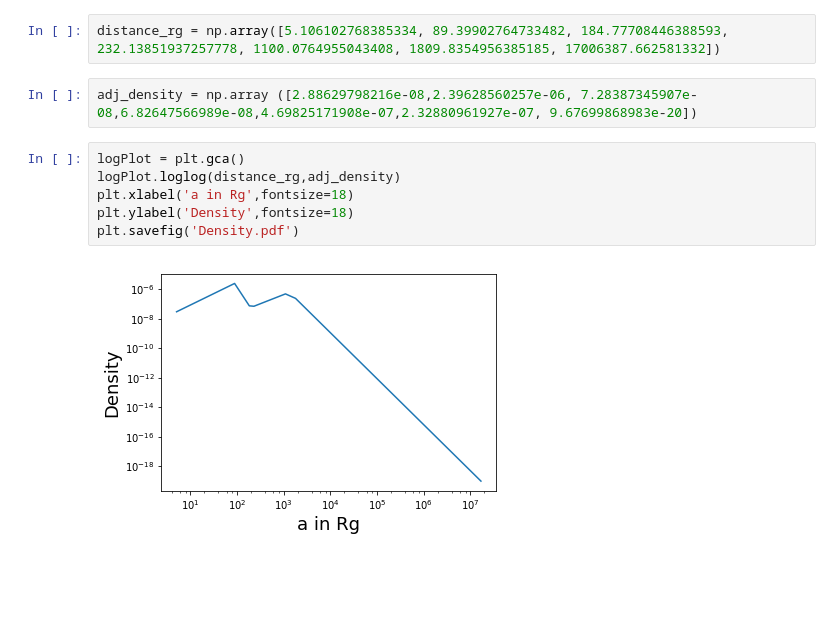
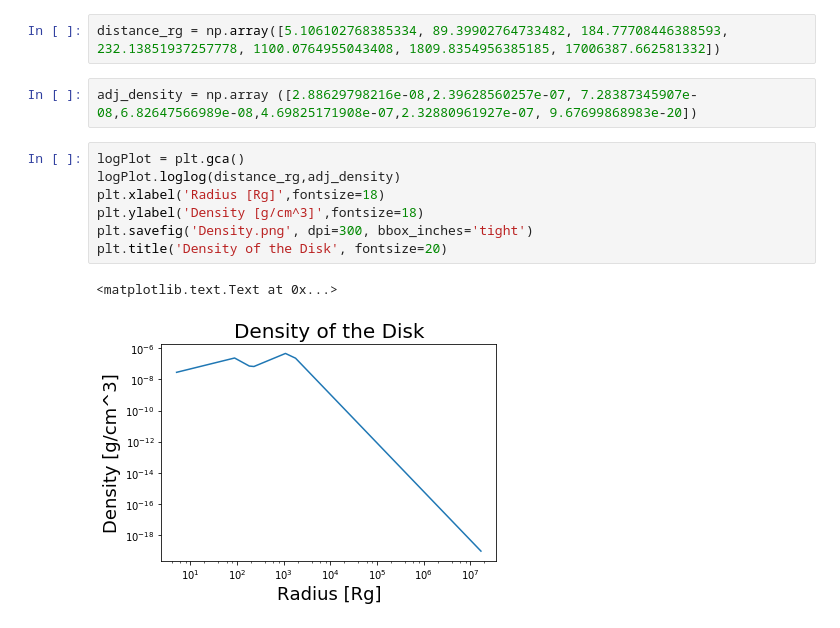
Before and after one commit to gfabj/Summer_Research_Project, a Jupyter notebook: Density.ipynb, the cells around one changed output. Drawn from its saved outputs; the diff is of its cells as text; blank space fills up the shorter version.

```diff
--- a/Density.ipynb
+++ b/Density.ipynb
@@ -317,12 +323,14 @@ print d_rg
 # %%
 distance_rg = np.array([5.106102768385334, 89.39902764733482, 184.77708446388593, 232.13851937257778, 1100.0764955043408, 1809.8354956385185, 17006387.662581332])
 # %%
-adj_density = np.array ([2.88629798216e-08,2.39628560257e-06, 7.28387345907e-08,6.82647566989e-08,4.69825171908e-07,2.32880961927e-07, 9.67699868983e-20])
+adj_density = np.array ([2.88629798216e-08,2.39628560257e-07, 7.28387345907e-08,6.82647566989e-08,4.69825171908e-07,2.32880961927e-07, 9.67699868983e-20])
 # %%
 logPlot = plt.gca()
 logPlot.loglog(distance_rg,adj_density)
-plt.xlabel('a in Rg',fontsize=18)
-plt.ylabel('Density',fontsize=18)
-plt.savefig('Density.pdf')
+plt.xlabel('Radius [Rg]',fontsize=18)
+plt.ylabel('Density [g/cm^3]',fontsize=18)
+plt.savefig('Density.png', dpi=300, bbox_inches='tight')
+plt.title('Density of the Disk', fontsize=20)
 # %% [output]
+<matplotlib.text.Text at 0x...>
-[figure, old version]
+[figure, new version]
```
Also changed, not shown: parts of 5 cells of this notebook, 4 other files.
